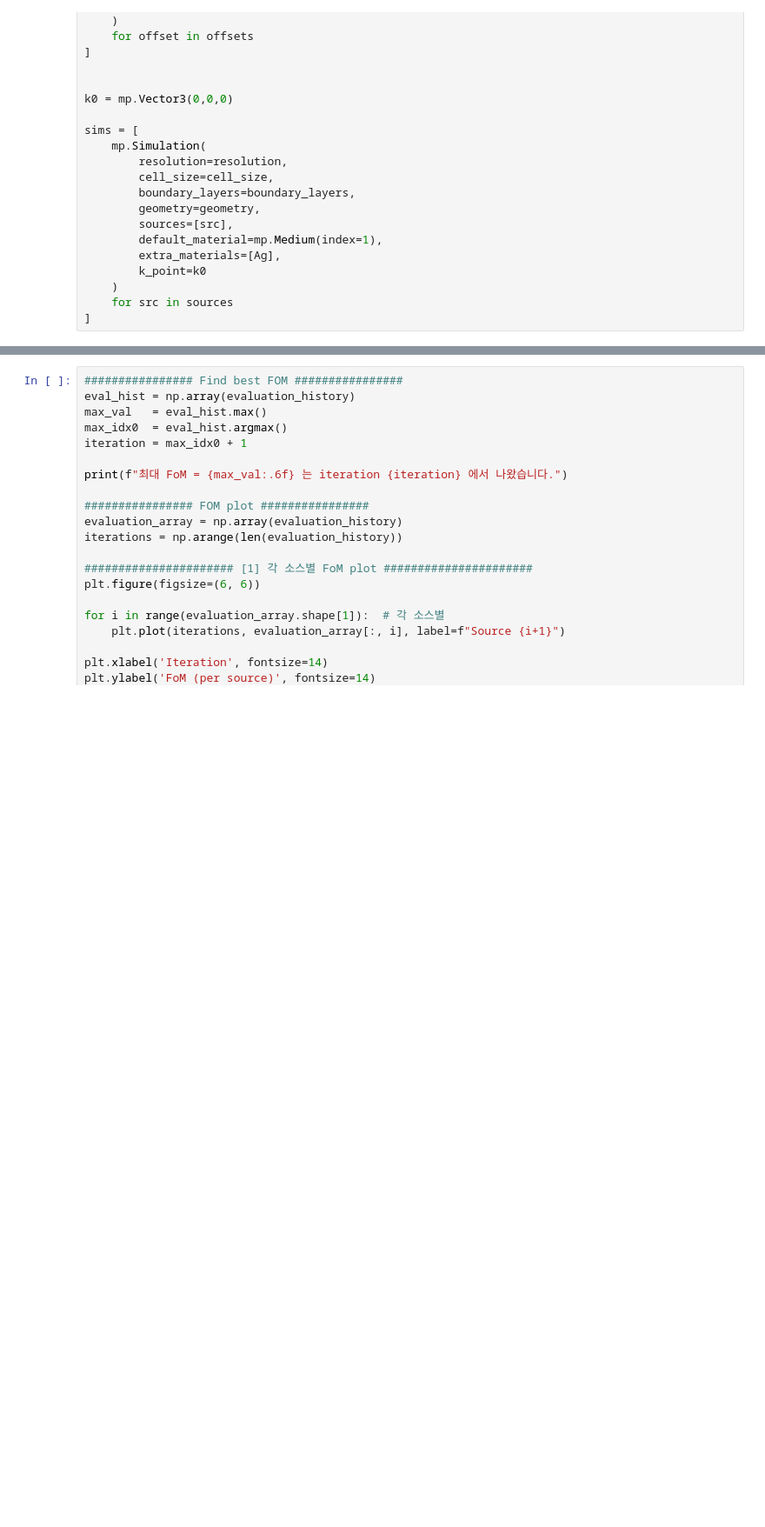
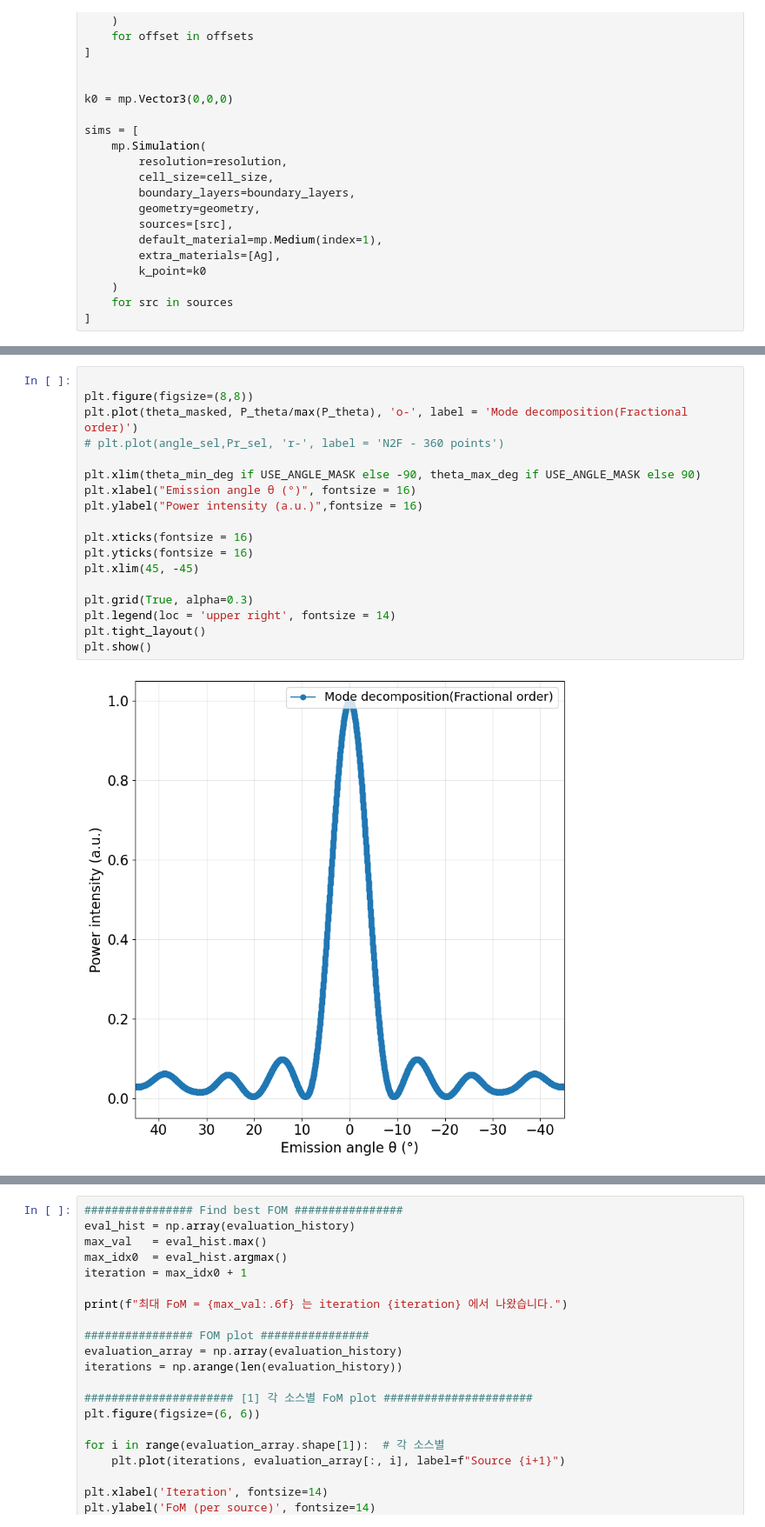
Before and after one commit to M2nion/EIDL, a Jupyter notebook: Tool/Meep/LGD/LGD setup/Mode decomposition/Kyungmin/2025/08/05/Singlelayer/Mode decomposition/FOM +-45/OLED_Modedecom_45.ipynb, the cells around one changed output, grey strips where cells are left out. Shown at 87% size. Drawn from its saved outputs; the diff is of its cells as text; blank space fills up the shorter version.

```diff
--- a/Tool/Meep/LGD/LGD setup/Mode decomposition/Kyungmin/2025/08/05/Singlelayer/Mode decomposition/FOM +-45/OLED_Modedecom_45.ipynb
+++ b/Tool/Meep/LGD/LGD setup/Mode decomposition/Kyungmin/2025/08/05/Singlelayer/Mode decomposition/FOM +-45/OLED_Modedecom_45.ipynb
@@ -976,3 +1024,23 @@ Warning: grid volume is not an integer number of pixels; cell size will be round
+# %%
+
+plt.figure(figsize=(8,8))
+plt.plot(theta_masked, P_theta/max(P_theta), 'o-', label = 'Mode decomposition(Fractional order)')
+# plt.plot(angle_sel,Pr_sel, 'r-', label = 'N2F - 360 points')
+
+plt.xlim(theta_min_deg if USE_ANGLE_MASK else -90, theta_max_deg if USE_ANGLE_MASK else 90)
+plt.xlabel("Emission angle θ (°)", fontsize = 16)
+plt.ylabel("Power intensity (a.u.)",fontsize = 16)
+
+plt.xticks(fontsize = 16)
+plt.yticks(fontsize = 16)
+plt.xlim(45, -45)
+
+plt.grid(True, alpha=0.3)
+plt.legend(loc = 'upper right', fontsize = 14)
+plt.tight_layout()
+plt.show()
+# %% [output]
+[figure, added]
 # %%
 th1 = np.radians(theta_masked)
 y1  = P_theta / np.max(P_theta)
```
Also changed, not shown: parts of 23 cells of this notebook, 10 other files.
